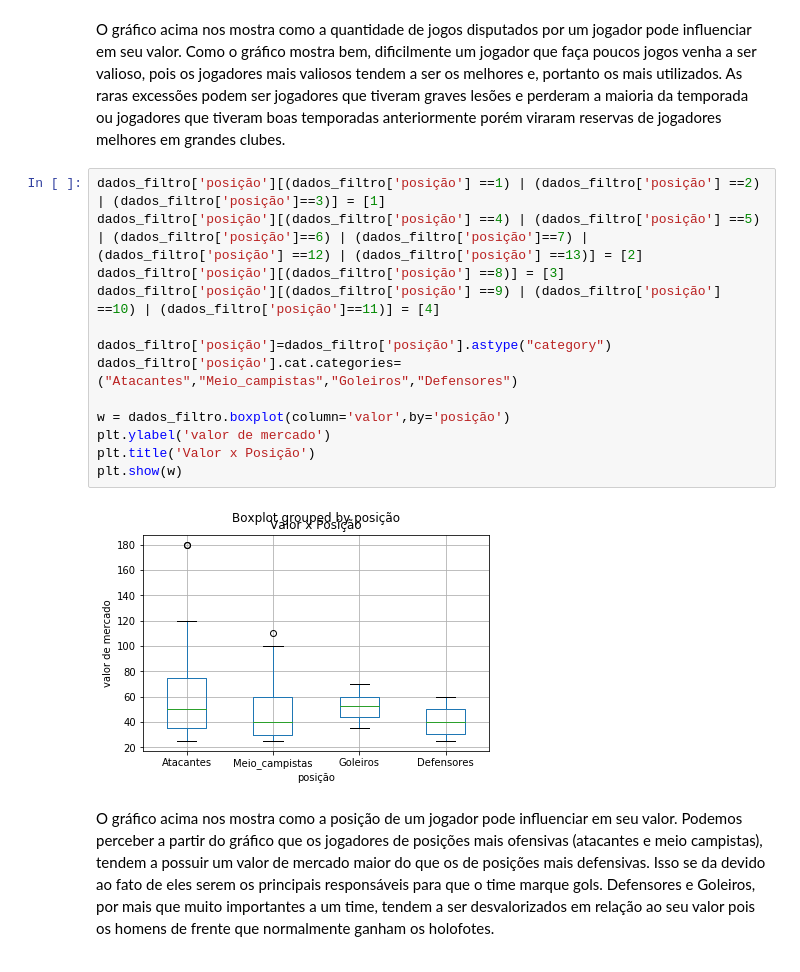
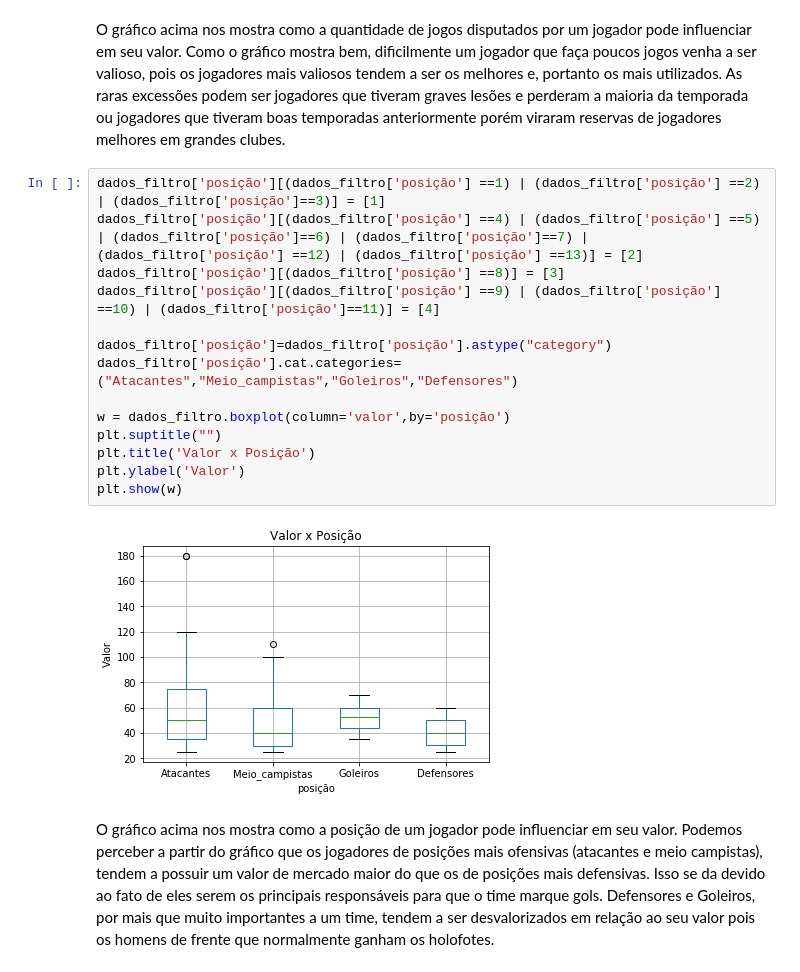
Before and after one commit to Leobhering/cddp3, a Jupyter notebook: Projeto3 Layout.ipynb, the cells around one changed output. Saved outputs shown, nothing was run; the diff lists cells and outputs as text.

```diff
--- a/Projeto3 Layout.ipynb
+++ b/Projeto3 Layout.ipynb
@@ -146,17 +147,18 @@ O gráfico acima nos mostra como a quantidade de jogos disputados por um jogador
 # %%
 dados_filtro['posição'][(dados_filtro['posição'] ==1) | (dados_filtro['posição'] ==2) | (dados_filtro['posição']==3)] = [1]
 dados_filtro['posição'][(dados_filtro['posição'] ==4) | (dados_filtro['posição'] ==5) | (dados_filtro['posição']==6) | (dados_filtro['posição']==7) | (dados_filtro['posição'] ==12) | (dados_filtro['posição'] ==13)] = [2]
 dados_filtro['posição'][(dados_filtro['posição'] ==8)] = [3]
 dados_filtro['posição'][(dados_filtro['posição'] ==9) | (dados_filtro['posição'] ==10) | (dados_filtro['posição']==11)] = [4]
 
 dados_filtro['posição']=dados_filtro['posição'].astype("category")
 dados_filtro['posição'].cat.categories=("Atacantes","Meio_campistas","Goleiros","Defensores")
 
 w = dados_filtro.boxplot(column='valor',by='posição')
-plt.ylabel('valor de mercado')
+plt.suptitle("")
 plt.title('Valor x Posição')
+plt.ylabel('Valor')
 plt.show(w)
 # %% [output]
-[figure, old version]
+[figure, new version]
 # %% [markdown]
 O gráfico acima nos mostra como a posição de um jogador pode influenciar em seu valor. Podemos perceber a partir do gráfico que os jogadores de posições mais ofensivas (atacantes e meio campistas), tendem a possuir um valor de mercado maior do que os de posições mais defensivas. Isso se da devido ao fato de eles serem os principais responsáveis para que o time marque gols. Defensores e Goleiros, por mais que muito importantes a um time, tendem a ser desvalorizados em relação ao seu valor pois os homens de frente que normalmente ganham os holofotes.
```
Also changed, not shown: parts of 21 cells of this notebook.
